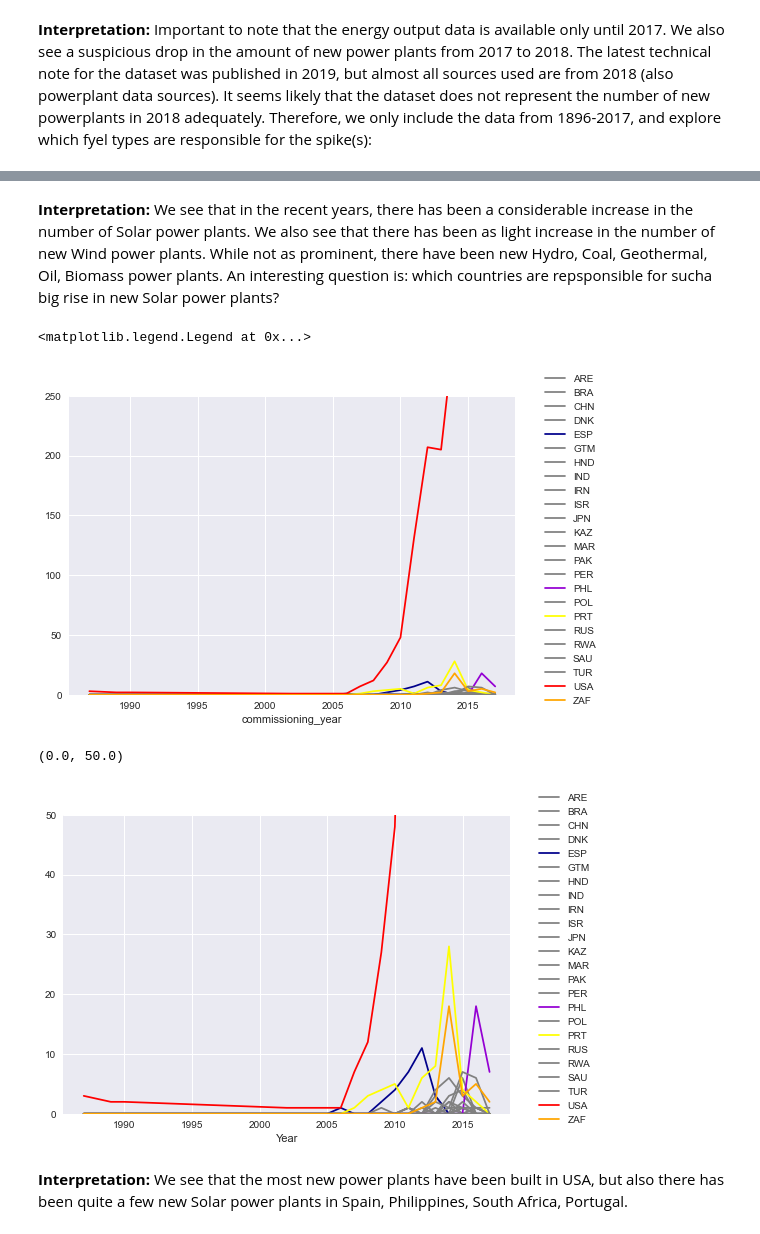
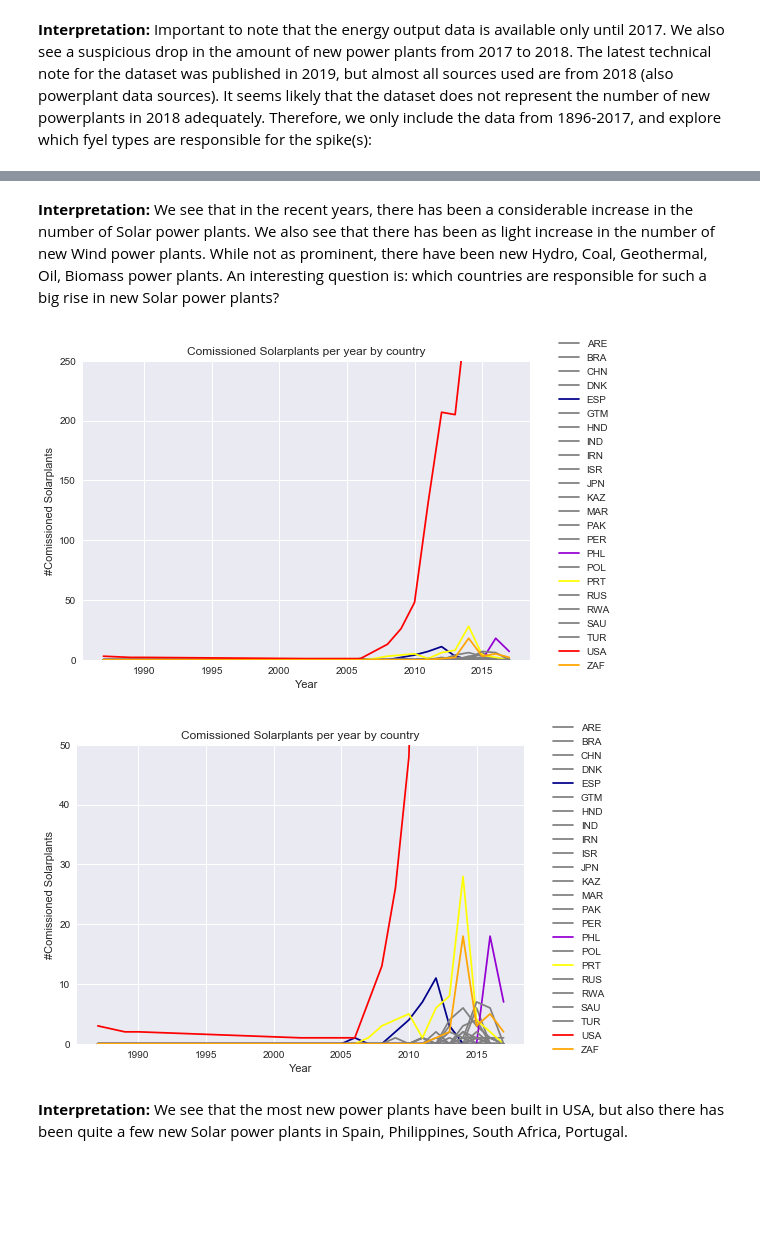
Before and after one commit to fravl/DataMadness-2021-GlobalPowerPlants, a Jupyter notebook: Final notebook Karina interpretations.ipynb, the cells around one changed output, grey strips where cells are left out. Saved outputs shown, nothing was run; the diff lists cells and outputs as text; code cells hidden in the pictures; blank space fills up the shorter version.

```diff
--- a/Final notebook Karina interpretations.ipynb
+++ b/Final notebook Karina interpretations.ipynb
@@ -22,7 +26,7 @@ pd.options.mode.chained_assignment = None  # default='warn'
 # Reads global powerplant data data from CSV, drops irrelevant columns, splits df (see output),
 # and re-indexes df with gppdf_idnr as index
 def read_clean_and_split():
-    df = pd.read_csv("global_power_plant_database.csv")
+    df = pd.read_csv("data\global_power_plant_database.csv")
     df_all = df.drop(['country_long', 'url', 'geolocation_source', 'wepp_id'], axis=1)
 
     df_ts = (df_all.dropna(how='all', subset=['generation_gwh_2013', 'generation_gwh_2014', 'generation_gwh_2015', 'generation_gwh_2016', 'generation_gwh_2017'])
@@ -152,23 +252,32 @@ pd.crosstab(newpp["commissioning_year"],newpp["primary_fuel"]).plot(xlim = (2010
 # %% [markdown]
-**Interpretation:** We see that in the recent years, there has been a considerable increase in the number of Solar power plants. We also see that there has been as light increase in the number of new Wind power plants. While not as prominent, there have been new Hydro, Coal, Geothermal, Oil, Biomass power plants. An interesting question is: which countries are repsponsible for sucha  big rise in new Solar power plants?
+**Interpretation:** We see that in the recent years, there has been a considerable increase in the number of Solar power plants. We also see that there has been as light increase in the number of new Wind power plants. While not as prominent, there have been new Hydro, Coal, Geothermal, Oil, Biomass power plants. An interesting question is: which countries are responsible for such a  big rise in new Solar power plants?
 # %%
 # Exploring which countries are responsible for the spike in solar power plants:
 masksolar = newpp["primary_fuel"] == 'Solar'
 newsolar = newpp[masksolar]
-pd.crosstab(newsolar["commissioning_year"], newsolar["country"]).plot(color = ['grey','grey','grey','grey','darkblue','grey','grey','grey','grey','grey','grey','grey','grey','grey','grey','darkviolet','grey','yellow','grey','grey','grey','grey','red','orange'])
+sol_c_cy = pd.crosstab(newsolar["commissioning_year"], newsolar["country"])
+sol_c_cy.plot(color = ['grey','grey','grey','grey','darkblue','grey','grey','grey','grey','grey','grey','grey','grey','grey','grey','darkviolet','grey','yellow','grey','grey','grey','grey','red','orange'])
 plt.ylim(0,250)
+plt.title("Comissioned Solarplants per year by country")
+plt.xlabel("Year")
+plt.ylabel("#Comissioned Solarplants")
+
 plt.legend(bbox_to_anchor=(1.2,1.1))
+#plt.savefig(r'plots\comissioned_solar_pp_per_year_by_country.svg')
 # %% [output]
-<matplotlib.legend.Legend at 0x...>
-[figure, old version]
+[figure, new version]
 # %%
 # Zoomed in
-pd.crosstab(newsolar["commissioning_year"],newsolar["country"]).plot(xlabel = "Year", color = ['grey','grey','grey','grey','darkblue','grey','grey','grey','grey','grey','grey','grey','grey','grey','grey','darkviolet','grey','yellow','grey','grey','grey','grey','red','orange'])
-plt.legend( bbox_to_anchor=(1.2,1.1))
+sol_c_cy.plot(color = ['grey','grey','grey','grey','darkblue','grey','grey','grey','grey','grey','grey','grey','grey','grey','grey','darkviolet','grey','yellow','grey','grey','grey','grey','red','orange'])
+plt.title("Comissioned Solarplants per year by country")
+plt.legend(bbox_to_anchor=(1.2,1.1))
+plt.xlabel("Year")
+plt.ylabel("#Comissioned Solarplants")
 plt.ylim(0,50)
+
+#plt.savefig(r'plots\comissioned_solar_pp_per_year_by_country_zoomed.svg')
 # %% [output]
-(0.0, 50.0)
-[figure, old version]
+[figure, new version]
 # %% [markdown]
 **Interpretation:** We see that the most new power plants have been built in USA, but also there has been quite a few new Solar power plants in Spain, Philippines, South Africa, Portugal.
 # %% [markdown]
```
Also changed, not shown: parts of 109 cells of this notebook, 11 other files.
